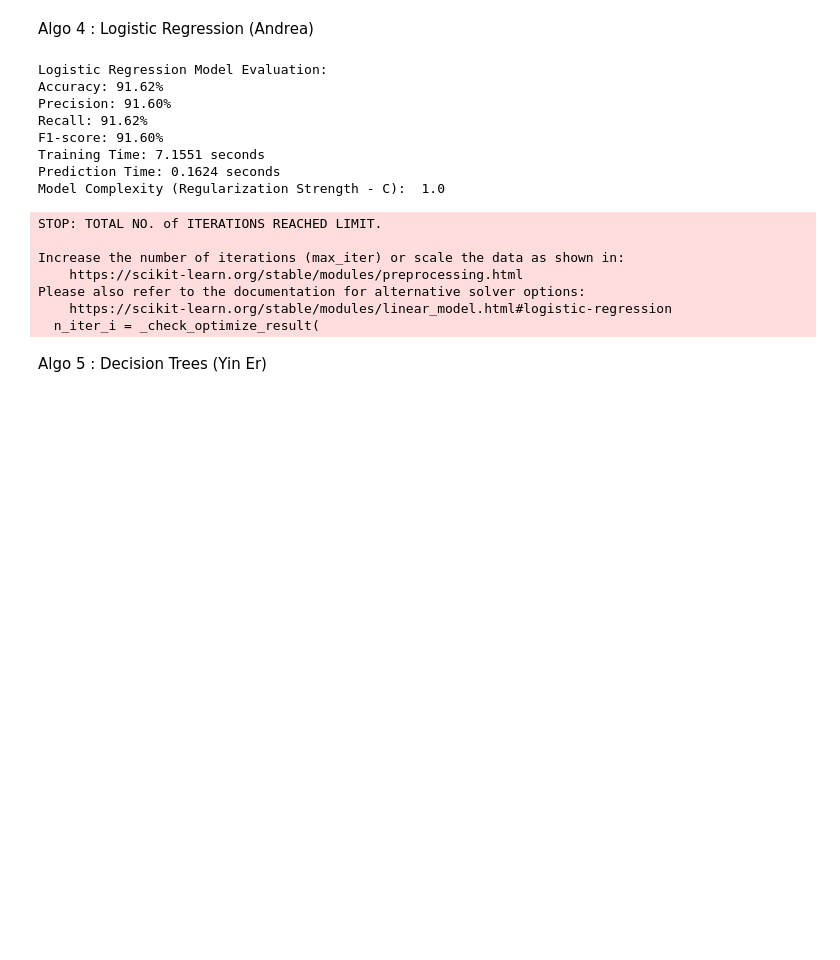
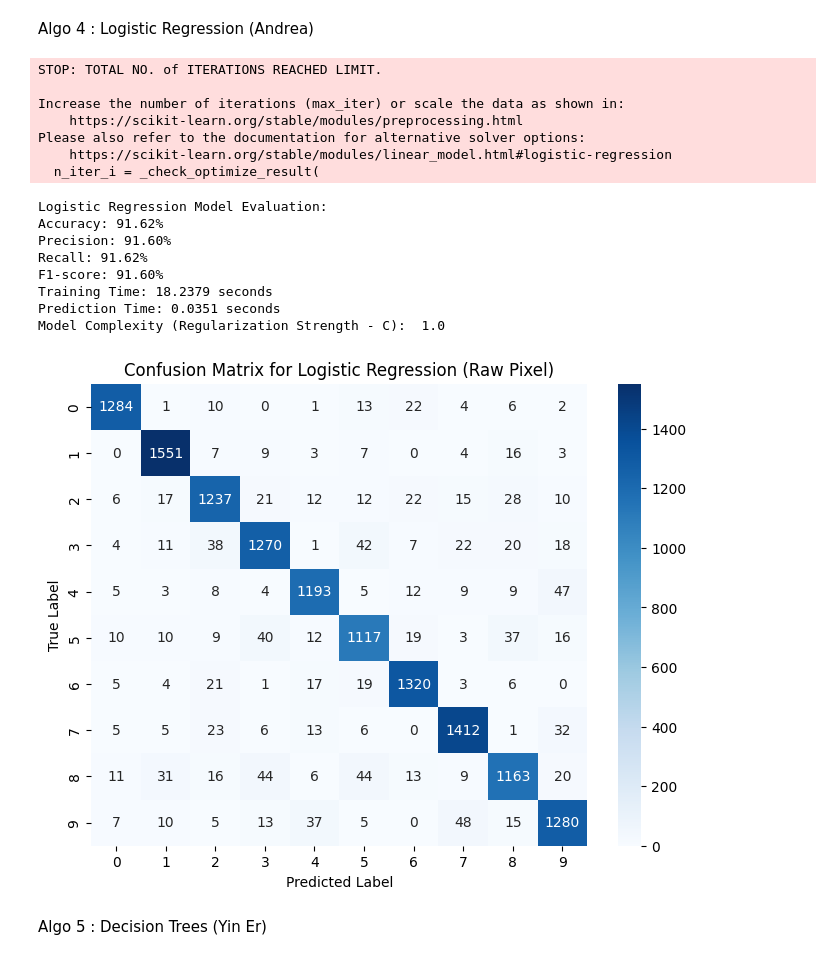
Before and after one commit to Eerraaaa/INF2008ML, a Jupyter notebook: main.ipynb, the cells around one changed output. Saved outputs shown, nothing was run; the diff lists cells and outputs as text; code cells hidden in the pictures; blank space fills up the shorter version.

```diff
--- a/main.ipynb
+++ b/main.ipynb
@@ -603,48 +631,58 @@ lr = LogisticRegression()
 # Start time for training
 start_time = time.time()
 lr.fit(X_train, y_train)
 training_time_lr = time.time() - start_time
 
 # Start time for prediction
 start_time = time.time()
 y_pred_lr = lr.predict(X_test)
 prediction_time_lr = time.time() - start_time
 
 # Extract accuracy, precision, recall, and F1-score (weighted average)
 accuracy_lr = accuracy_score(y_test, y_pred_lr)
 precision_lr = precision_score(y_test, y_pred_lr, average='weighted')
 recall_lr = recall_score(y_test, y_pred_lr, average='weighted')
 f1_lr = f1_score(y_test, y_pred_lr, average='weighted')
 
 # Model complexity - Regularization Strength(C)
 # Smaller C = simpler, larger C = complex.
 model_complexity = lr.C
 
 # Print evaluation metrics
 print("\nLogistic Regression Model Evaluation:")
 print(f"Accuracy: {accuracy_lr * 100:.2f}%")
 print(f"Precision: {precision_lr * 100:.2f}%")
 print(f"Recall: {recall_lr * 100:.2f}%")
 print(f"F1-score: {f1_lr * 100:.2f}%")
 print(f"Training Time: {training_time_lr:.4f} seconds")
 print(f"Prediction Time: {prediction_time_lr:.4f} seconds")
 print(f"Model Complexity (Regularization Strength - C):  {model_complexity}")
+
+conf_matrix_lr = confusion_matrix(y_test_np, y_pred_lr)
+# Plot the confusion matrix
+plt.figure(figsize=(8, 6))
+sns.heatmap(conf_matrix_lr, annot=True, fmt="d", cmap="Blues", xticklabels=range(10), yticklabels=range(10))
+plt.xlabel("Predicted Label")
+plt.ylabel("True Label")
+plt.title("Confusion Matrix for Logistic Regression (Raw Pixel)")
+plt.show()
 # %% [output]
-Logistic Regression Model Evaluation:
-Accuracy: 91.62%
-Precision: 91.60%
-Recall: 91.62%
-F1-score: 91.60%
-Training Time: 7.1551 seconds
-Prediction Time: 0.1624 seconds
-Model Complexity (Regularization Strength - C):  1.0
+STOP: TOTAL NO. of ITERATIONS REACHED LIMIT.
+
+Increase the number of iterations (max_iter) or scale the data as shown in:
+    https://scikit-learn.org/stable/modules/preprocessing.html
+Please also refer to the documentation for alternative solver options:
+    https://scikit-learn.org/stable/modules/linear_model.html#logistic-regression
+  n_iter_i = _check_optimize_result(
-STOP: TOTAL NO. of ITERATIONS REACHED LIMIT.
-
-Increase the number of iterations (max_iter) or scale the data as shown in:
-    https://scikit-learn.org/stable/modules/preprocessing.html
-Please also refer to the documentation for alternative solver options:
-    https://scikit-learn.org/stable/modules/linear_model.html#logistic-regression
-  n_iter_i = _check_optimize_result(
+Logistic Regression Model Evaluation:
+Accuracy: 91.62%
+Precision: 91.60%
+Recall: 91.62%
+F1-score: 91.60%
+Training Time: 18.2379 seconds
+Prediction Time: 0.0351 seconds
+Model Complexity (Regularization Strength - C):  1.0
+[figure, added]
 # %% [markdown]
 Algo 5 : Decision Trees (Yin Er)
 # %%
```
Also changed, not shown: parts of 6 cells of this notebook.
